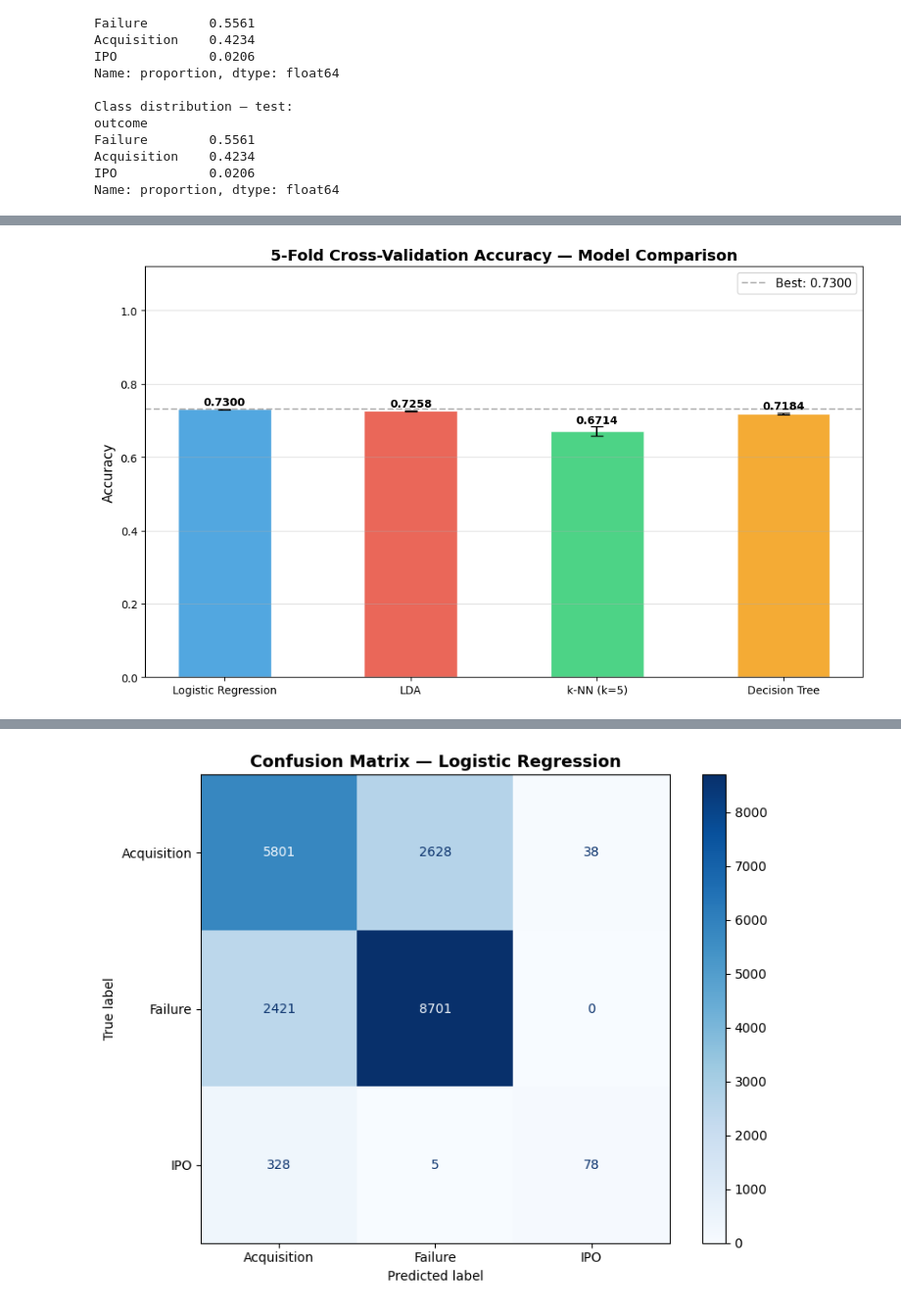
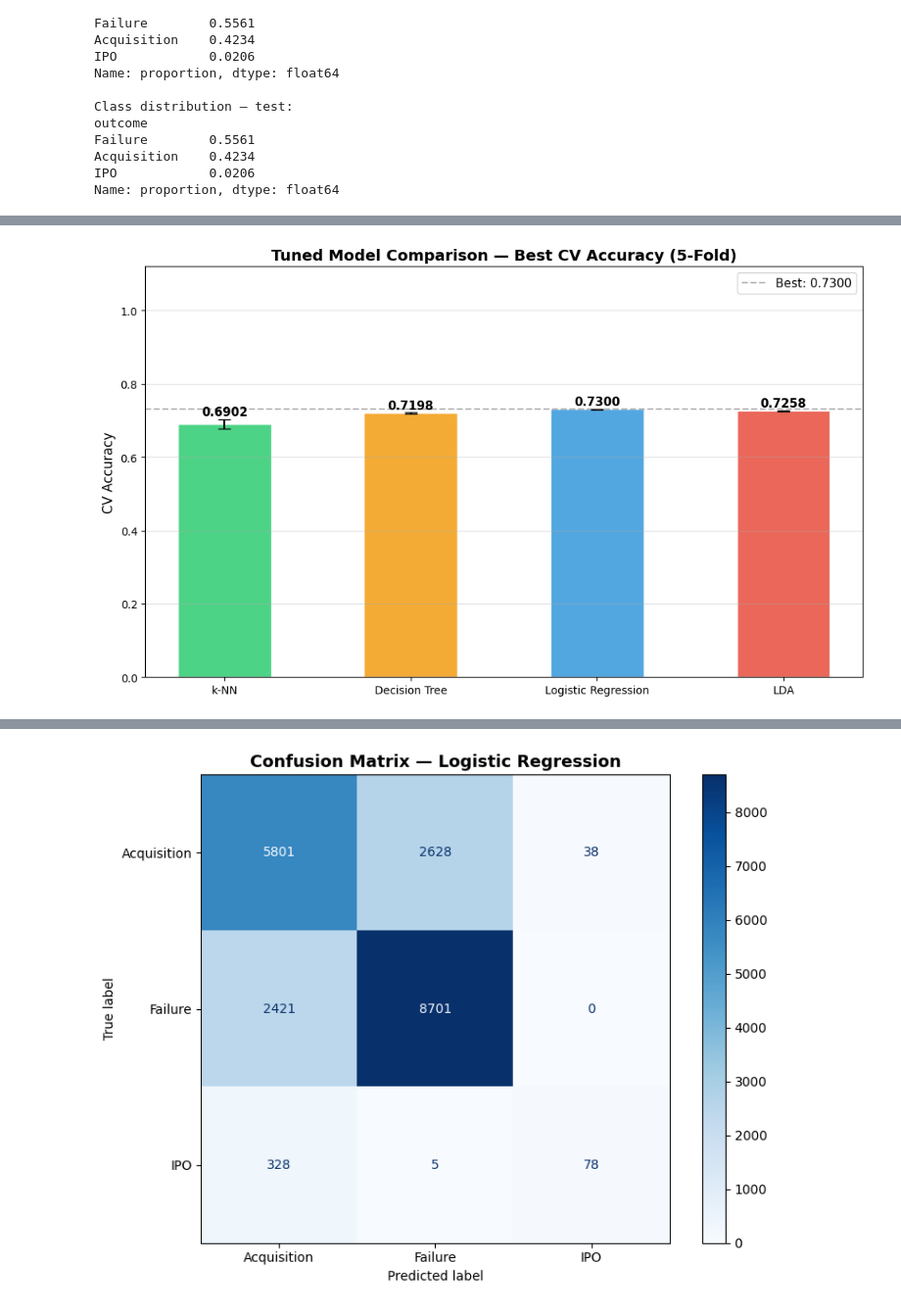
Before and after one commit to Clement-NI/Machine_learning_project_kaggle_start_up_success_data, a Jupyter notebook: scientificProject1/task.ipynb, the cells around one changed output, grey strips where cells are left out. Shown at 98% size. Cells and saved outputs as stored; diff of their text form; code cells hidden in the pictures.

```diff
--- a/scientificProject1/task.ipynb
+++ b/scientificProject1/task.ipynb
@@ -452,0 +444,10 @@ Best model (CV): Logistic Regression  (0.7300)
+# %%
+# LDA has no critical hyperparameters to tune — evaluate with cross-validation directly
+lda_pipeline = Pipeline([
+    ('preprocessor', preprocessor),
+    ('classifier', LinearDiscriminantAnalysis())
+])
+lda_scores = cross_val_score(lda_pipeline, X_train, y_train,
+                              cv=cv_strategy, scoring='accuracy', n_jobs=-1)
+
+print(f'LDA  →  CV accuracy = {lda_scores.mean():.4f}  (std = {lda_scores.std():.4f})')
@@ -453,28 +463,94 @@ Best model (CV): Logistic Regression  (0.7300)
 # %%
-names = list(cv_results.keys())
-means = [cv_results[n].mean() for n in names]
-stds  = [cv_results[n].std()  for n in names]
-colors_cv = ['#3498db', '#e74c3c', '#2ecc71', '#f39c12']
+# Collect best CV scores for all tuned models
+tuned_results = {
+    'k-NN'               : (knn_search.best_estimator_, knn_search.best_score_,
+                             knn_search.cv_results_['std_test_score'][knn_search.best_index_]),
+    'Decision Tree'      : (dt_search.best_estimator_,  dt_search.best_score_,
+                             dt_search.cv_results_['std_test_score'][dt_search.best_index_]),
+    'Logistic Regression': (lr_search.best_estimator_,  lr_search.best_score_,
+                             lr_search.cv_results_['std_test_score'][lr_search.best_index_]),
+    'LDA'                : (lda_pipeline,                lda_scores.mean(),
+                             lda_scores.std()),
+}
+
+names  = list(tuned_results.keys())
+means  = [tuned_results[n][1] for n in names]
+stds   = [tuned_results[n][2] for n in names]
+colors_cmp = ['#2ecc71', '#f39c12', '#3498db', '#e74c3c']
 
 fig, ax = plt.subplots(figsize=(10, 6))
 bars = ax.bar(names, means, yerr=stds, capsize=6,
-              color=colors_cv, edgecolor='white', alpha=0.85, width=0.5)
+              color=colors_cmp, edgecolor='white', alpha=0.85, width=0.5)
 
 for bar, mean, std in zip(bars, means, stds):
     ax.text(bar.get_x() + bar.get_width() / 2.,
             bar.get_height() + std + 0.003,
             f'{mean:.4f}', ha='center', va='bottom',
-            fontsize=10, fontweight='bold')
+            fontsize=11, fontweight='bold')
 
-ax.set_title('5-Fold Cross-Validation Accuracy — Model Comparison',
+ax.set_title('Tuned Model Comparison — Best CV Accuracy (5-Fold)',
              fontsize=14, fontweight='bold')
-ax.set_ylabel('Accuracy', fontsize=12)
+ax.set_ylabel('CV Accuracy', fontsize=12)
 ax.set_ylim(0, 1.12)
 ax.grid(axis='y', alpha=0.4)
 ax.axhline(max(means), color='gray', linestyle='--', alpha=0.6,
            label=f'Best: {max(means):.4f}')
 ax.legend(fontsize=11)
 plt.tight_layout()
 plt.show()
+
+# Print GridSearchCV tuning detail charts
+fig, axes = plt.subplots(1, 3, figsize=(18, 5))
+
+# k-NN: accuracy vs k
+k_values = knn_grid['classifier__n_neighbors']
+knn_means = knn_search.cv_results_['mean_test_score']
+knn_stds  = knn_search.cv_results_['std_test_score']
+axes[0].errorbar(k_values, knn_means, yerr=knn_stds,
+                 marker='o', color='#2ecc71', linewidth=2, capsize=4)
+axes[0].axvline(best_k, color='red', linestyle='--', label=f'Best k={best_k}')
+axes[0].set_title('k-NN: CV Accuracy vs k', fontsize=12, fontweight='bold')
+axes[0].set_xlabel('k (neighbours)')
+axes[0].set_ylabel('CV Accuracy')
+axes[0].legend()
+axes[0].grid(alpha=0.4)
+
+# Decision Tree: best CV accuracy per max_depth
+dt_df = pd.DataFrame(dt_search.cv_results_)
+depth_agg = (dt_df.groupby('param_classifier__max_depth')['mean_test_score']
+                  .max().reset_index())
+depth_labels = [str(d) if d is not None else 'None'
+                for d in depth_agg['param_classifier__max_depth']]
+axes[1].bar(range(len(depth_agg)), depth_agg['mean_test_score'],
+            color='#f39c12', edgecolor='white', alpha=0.85)
+axes[1].set_xticks(range(len(depth_agg)))
+axes[1].set_xticklabels(depth_labels)
+axes[1].set_title('Decision Tree: Best CV Accuracy per max_depth',
+                  fontsize=12, fontweight='bold')
+axes[1].set_xlabel('max_depth')
+axes[1].set_ylabel('Best CV Accuracy')
+axes[1].grid(axis='y', alpha=0.4)
+
+# Logistic Regression: accuracy vs C
+C_values = lr_grid['classifier__C']
+lr_means = lr_search.cv_results_['mean_test_score']
+lr_stds  = lr_search.cv_results_['std_test_score']
+axes[2].errorbar(range(len(C_values)), lr_means, yerr=lr_stds,
+                 marker='s', color='#3498db', linewidth=2, capsize=4)
+axes[2].set_xticks(range(len(C_values)))
+axes[2].set_xticklabels([str(c) for c in C_values])
+best_C_idx = C_values.index(lr_search.best_params_['classifier__C'])
+axes[2].axvline(best_C_idx, color='red', linestyle='--',
+                label=f'Best C={lr_search.best_params_["classifier__C"]}')
+axes[2].set_title('Logistic Regression: CV Accuracy vs C',
+                  fontsize=12, fontweight='bold')
+axes[2].set_xlabel('C (regularisation)')
+axes[2].set_ylabel('CV Accuracy')
+axes[2].legend()
+axes[2].grid(alpha=0.4)
+
+plt.suptitle('GridSearchCV Tuning Details per Model', fontsize=14, fontweight='bold')
+plt.tight_layout()
+plt.show()
 # %% [output]
-[figure, old version]
+[figure, new version]
```
Also changed, not shown: parts of 27 cells of this notebook.
